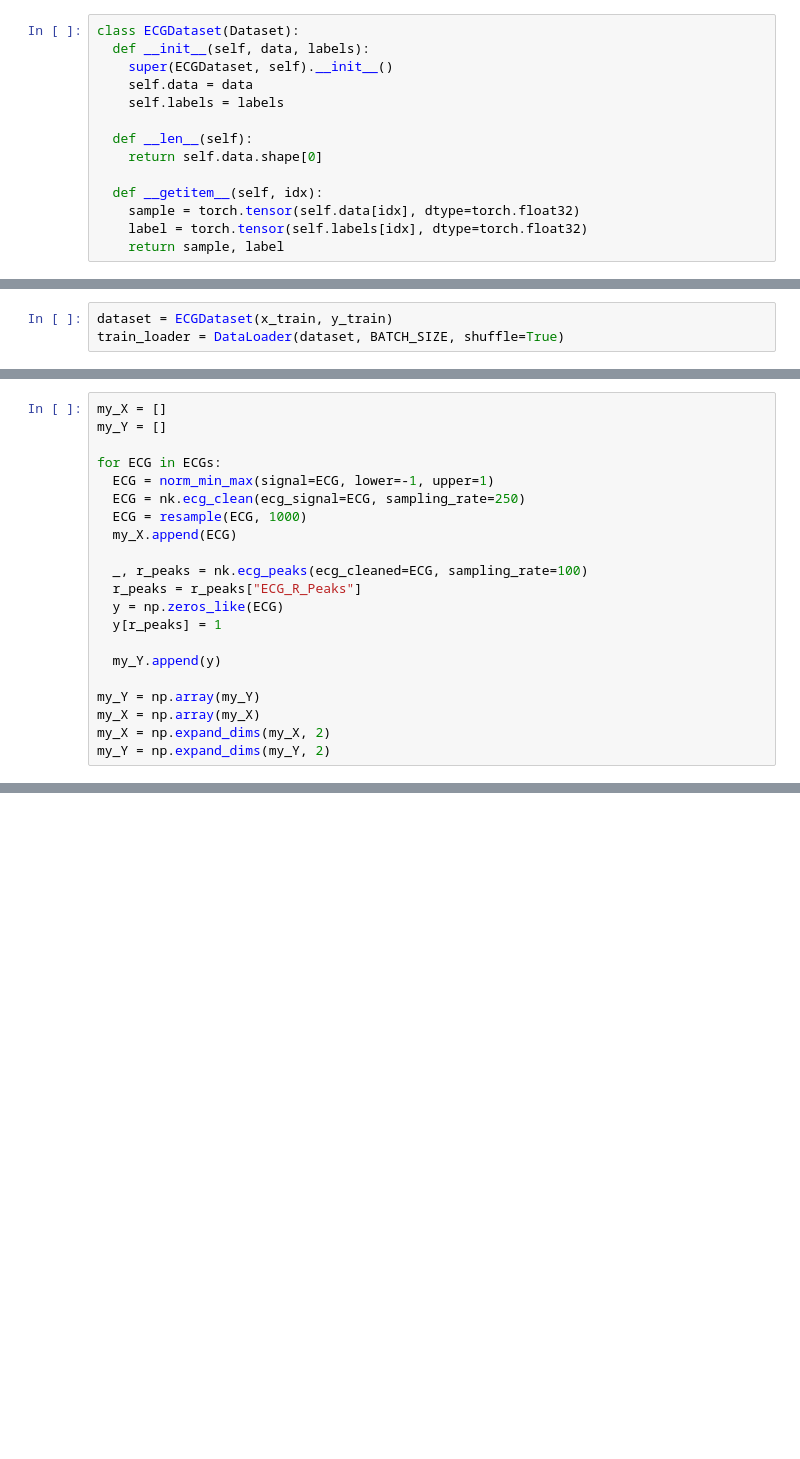
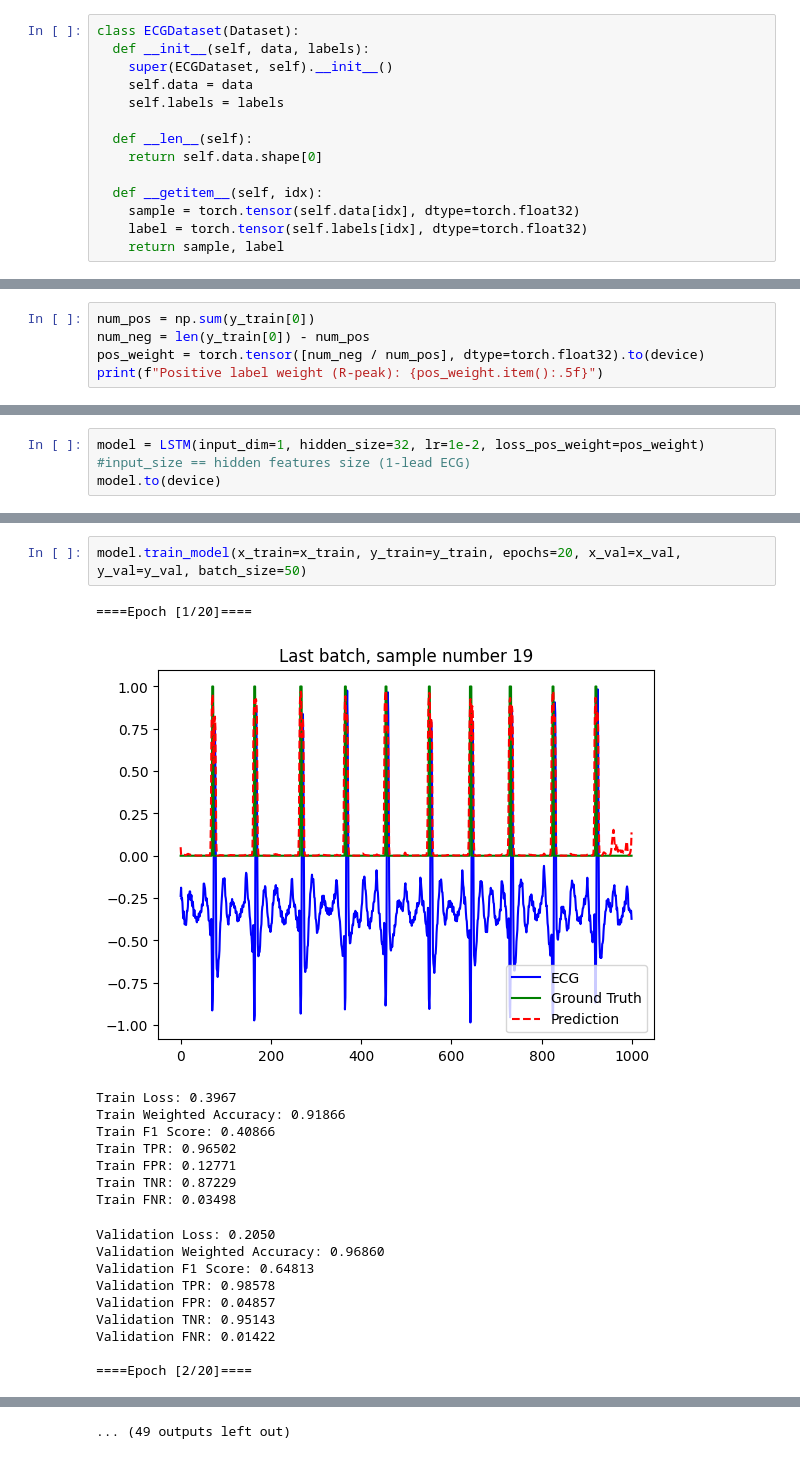
Before and after one commit to patrykcommander/RPNet, a Jupyter notebook: RNN.ipynb, the cells around one changed output, grey strips where cells are left out. Saved outputs shown, nothing was run; the diff lists cells and outputs as text; blank space fills up the shorter version.

Commit message:
LSTM model for R-wave prediction trained on the MITBIH dataset

```diff
--- a/RNN.ipynb
+++ b/RNN.ipynb
@@ -178,3 +87,0 @@ class LSTM(torch.nn.Module):
-# %%
-dataset = ECGDataset(x_train, y_train)
-train_loader = DataLoader(dataset, BATCH_SIZE, shuffle=True)
@@ -264,21 +87,0 @@ plt.show()
-# %%
-my_X = []
-my_Y = []
-
-for ECG in ECGs:
-  ECG = norm_min_max(signal=ECG, lower=-1, upper=1)
-  ECG = nk.ecg_clean(ecg_signal=ECG, sampling_rate=250)
-  ECG = resample(ECG, 1000)
-  my_X.append(ECG)
-
-  _, r_peaks = nk.ecg_peaks(ecg_cleaned=ECG, sampling_rate=100)
-  r_peaks = r_peaks["ECG_R_Peaks"]
-  y = np.zeros_like(ECG)
-  y[r_peaks] = 1
-
-  my_Y.append(y)
-
-my_Y = np.array(my_Y)
-my_X = np.array(my_X)
-my_X = np.expand_dims(my_X, 2)
-my_Y = np.expand_dims(my_Y, 2)
@@ -305,0 +313,5 @@ plt.plot(results[0].cpu().detach().numpy())
+# %%
+num_pos = np.sum(y_train[0])
+num_neg = len(y_train[0]) - num_pos
+pos_weight = torch.tensor([num_neg / num_pos], dtype=torch.float32).to(device)
+print(f"Positive label weight (R-peak): {pos_weight.item():.5f}")
@@ -305,0 +320,3 @@ plt.plot(results[0].cpu().detach().numpy())
+# %%
+model = LSTM(input_dim=1, hidden_size=32, lr=1e-2, loss_pos_weight=pos_weight) #input_size == hidden features size (1-lead ECG)
+model.to(device)
@@ -305,0 +331,21 @@ plt.plot(results[0].cpu().detach().numpy())
+# %%
+model.train_model(x_train=x_train, y_train=y_train, epochs=20, x_val=x_val, y_val=y_val, batch_size=50)
+# %% [output]
+====Epoch [1/20]====
+[figure, added]
+Train Loss: 0.3967
+Train Weighted Accuracy: 0.91866
+Train F1 Score: 0.40866
+Train TPR: 0.96502
+Train FPR: 0.12771
+Train TNR: 0.87229
+Train FNR: 0.03498
+Validation Loss: 0.2050
+Validation Weighted Accuracy: 0.96860
+Validation F1 Score: 0.64813
+Validation TPR: 0.98578
+Validation FPR: 0.04857
+Validation TNR: 0.95143
+Validation FNR: 0.01422
+
+====Epoch [2/20]====
@@ -305,0 +394 @@ plt.plot(results[0].cpu().detach().numpy())
+... (49 outputs left out)
```
Also changed, not shown: parts of 45 cells of this notebook, 10 other files.
